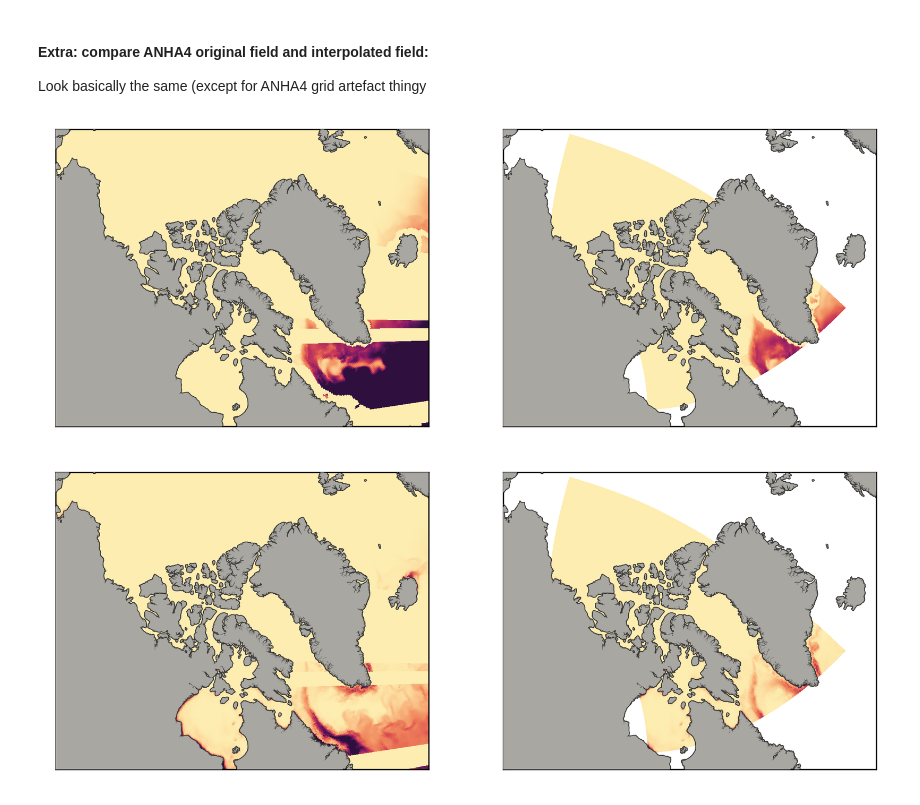
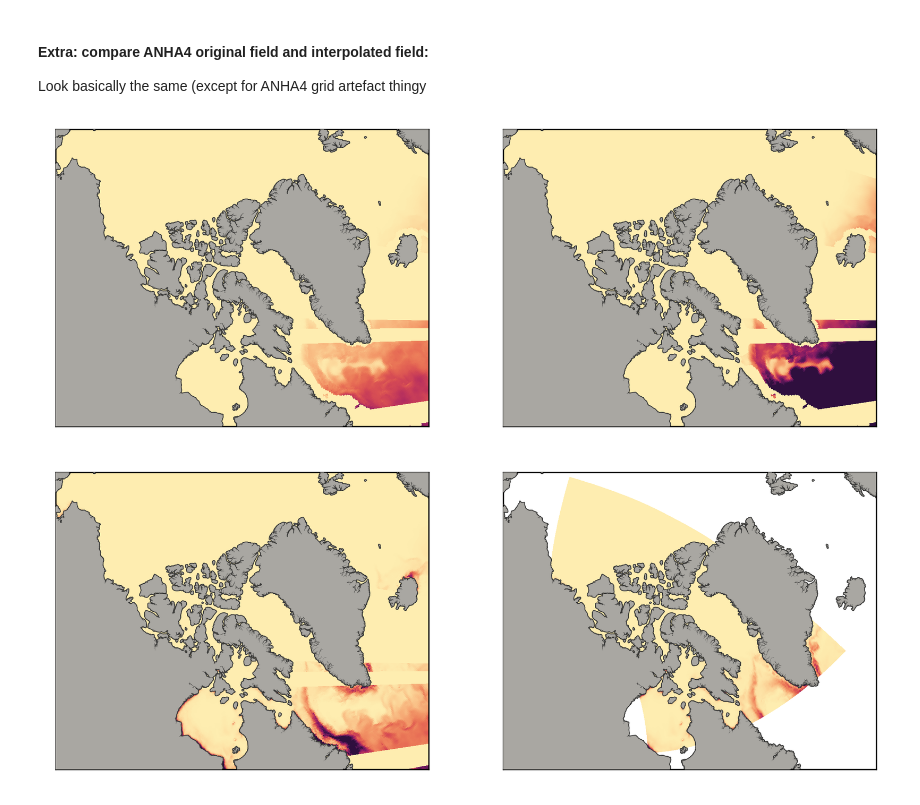
Before and after one commit to UBC-MOAD/analysis-brogalla, a Jupyter notebook: paper3/forcing/scavenging-particle-fields.ipynb, the cells around one changed output. Drawn from its saved outputs; the diff is of its cells as text; code cells hidden in the pictures.

```diff
--- a/paper3/forcing/scavenging-particle-fields.ipynb
+++ b/paper3/forcing/scavenging-particle-fields.ipynb
@@ -219,21 +216,22 @@ bio_ANHA4   = dset_bio['jp_pop'][:,:,:].values
 # %%
 fig, ax = plt.subplots(1,2,figsize=(9,4),dpi=300)
 
 proj1=Basemap(projection='eqdc',lat_0 = 73, lon_0 = -78, resolution='i', width=5.4e6, height=4.3e6, ax=ax[0])
 proj1.drawcoastlines(color='#373736', linewidth=1.0);
 proj1.fillcontinents(color=land_color, lake_color=land_color, zorder=5);
 
 proj2=Basemap(projection='eqdc',lat_0 = 73, lon_0 = -78, resolution='i', width=5.4e6, height=4.3e6, ax=ax[1])
 proj2.drawcoastlines(color='#373736', linewidth=1.0);
 proj2.fillcontinents(color=land_color, lake_color=land_color, zorder=5);
 
 xANHA4 , yANHA4  = proj1(ANHA4_lons , ANHA4_lats)
 xANHA12, yANHA12 = proj2(ANHA12_lons, ANHA12_lats)
 
-CB1 = proj1.pcolormesh(xANHA4, yANHA4, bio_ANHA4[30,:,:], cmap=cmocean.cm.matter, vmin=0, vmax=1e-10)
-CB2 = proj2.pcolormesh(xANHA12, yANHA12, bio[30,:,:], cmap=cmocean.cm.matter, vmin=0, vmax=1e-10)
+CB1 = proj1.pcolormesh(xANHA4, yANHA4, pop_ANHA4[30,:,:], cmap=cmocean.cm.matter, vmin=0, vmax=1e-6)
+CB2 = proj2.pcolormesh(xANHA4, yANHA4, bio_ANHA4[30,:,:], cmap=cmocean.cm.matter, vmin=0, vmax=1e-10)
+# CB2 = proj2.pcolormesh(xANHA12, yANHA12, bio[30,:,:], cmap=cmocean.cm.matter, vmin=0, vmax=1e-10)
 # %% [output]
-[figure, old version]
+[figure, new version]
 # %%
 fig, ax = plt.subplots(1,2,figsize=(9,4),dpi=300)
 
```
Also changed, not shown: parts of 4 cells of this notebook.
